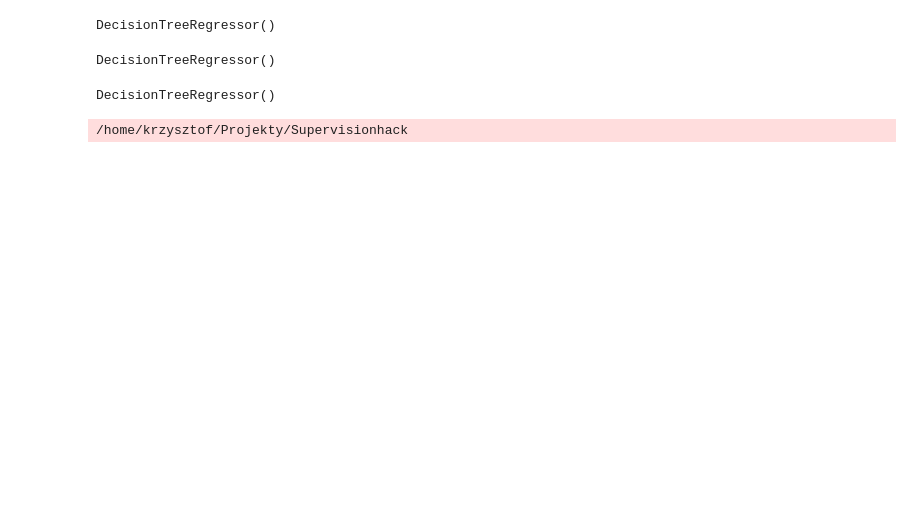
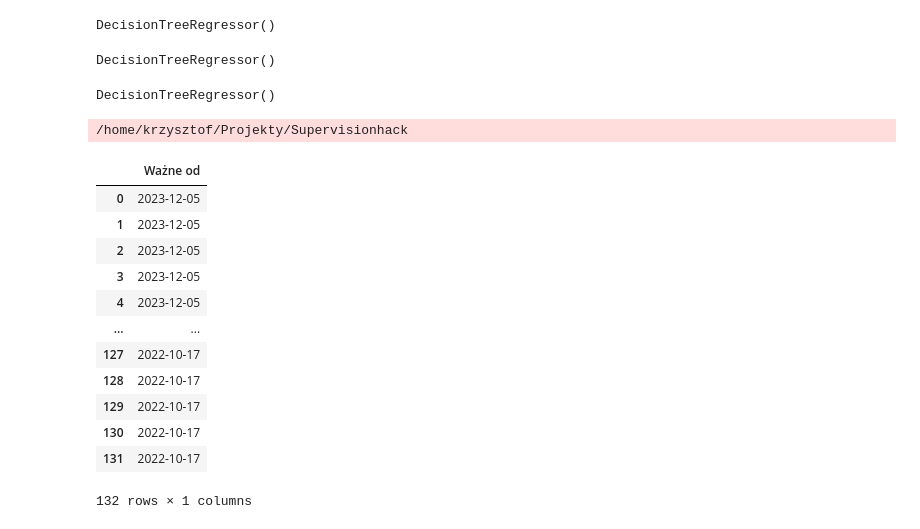
Before and after one commit to wodnickik/Supervisionhack3, a Jupyter notebook: files/generator.ipynb, the cells around one changed output. Cells and saved outputs as stored; diff of their text form; code cells hidden in the pictures; blank space fills up the shorter version.

```diff
--- a/files/generator.ipynb
+++ b/files/generator.ipynb
@@ -125,4 +125,20 @@ for _ in range(1000):
                     df_new = pd.concat([df_new, row])
 # %% [output]
 /home/krzysztof/Projekty/Supervisionhack
+# %%
+df[['Ważne od']]
+# %% [output]
+|  | Ważne od |
+| 0 | 2023-12-05 |
+| 1 | 2023-12-05 |
+| 2 | 2023-12-05 |
+| 3 | 2023-12-05 |
+| 4 | 2023-12-05 |
+| ... | ... |
+| 127 | 2022-10-17 |
+| 128 | 2022-10-17 |
+| 129 | 2022-10-17 |
+| 130 | 2022-10-17 |
+| 131 | 2022-10-17 |
+132 rows × 1 columns
 # %%
```
Also changed, not shown: parts of 2 cells of this notebook, 1 other file.
